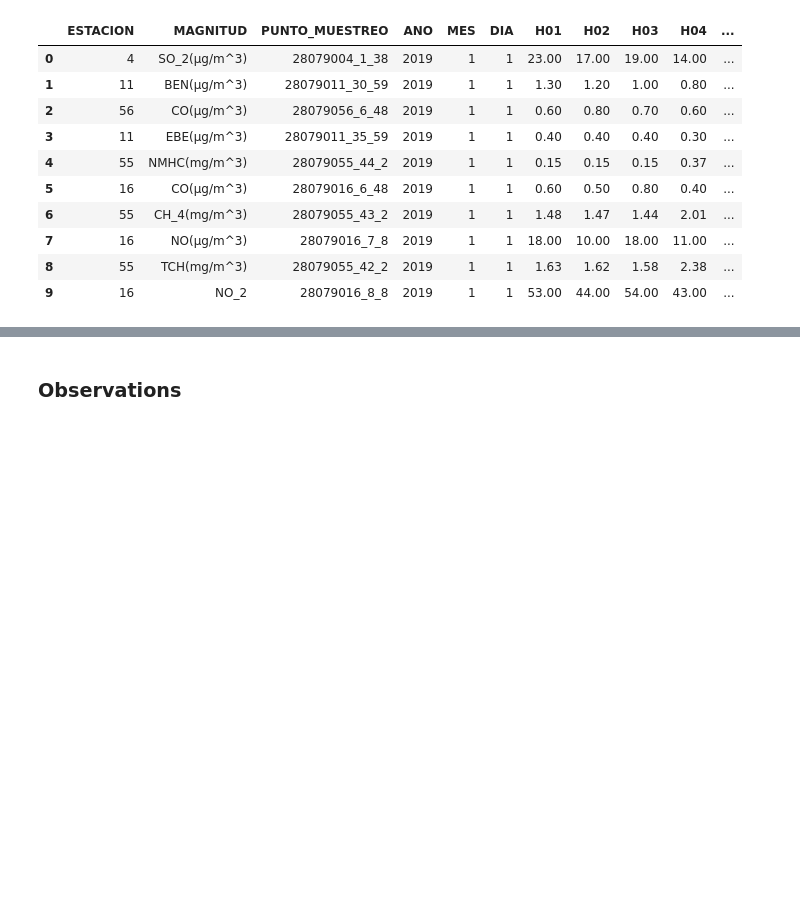
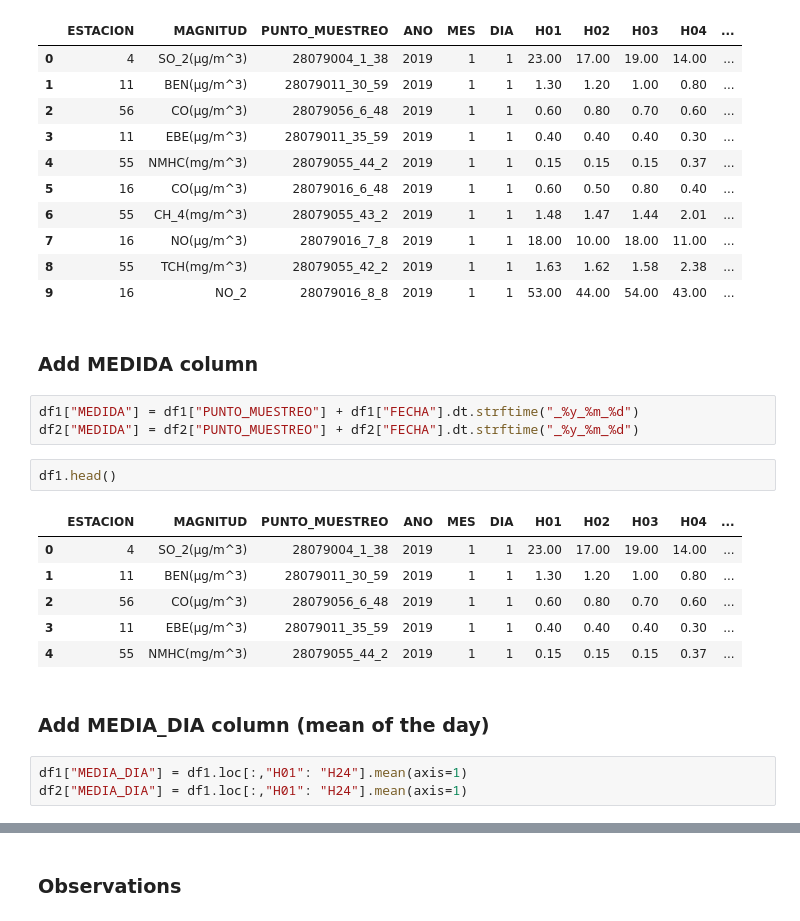
Before and after one commit to pablohfdez/LinkedData2021-2022, a Jupyter notebook: HandsOn/Group04/csv/python_code/panda_analysis_and_transformation.ipynb, the cells around one changed output, grey strips where cells are left out. Saved outputs shown, nothing was run; the diff lists cells and outputs as text; blank space fills up the shorter version.

```diff
--- a/HandsOn/Group04/csv/python_code/panda_analysis_and_transformation.ipynb
+++ b/HandsOn/Group04/csv/python_code/panda_analysis_and_transformation.ipynb
@@ -120,3 +127,22 @@ df1.head(10)
 | 7 | 16 | NO(µg/m^3) | 28079016_7_8 | 2019 | 1 | 1 | 18.00 | 10.00 | 18.00 | 11.00 | ... |
 | 8 | 55 | TCH(mg/m^3) | 28079055_42_2 | 2019 | 1 | 1 | 1.63 | 1.62 | 1.58 | 2.38 | ... |
 | 9 | 16 | NO_2 | 28079016_8_8 | 2019 | 1 | 1 | 53.00 | 44.00 | 54.00 | 43.00 | ... |
+# %% [markdown]
+### Add MEDIDA column
+# %%
+df1["MEDIDA"] = df1["PUNTO_MUESTREO"] + df1["FECHA"].dt.strftime("_%y_%m_%d")
+df2["MEDIDA"] = df2["PUNTO_MUESTREO"] + df2["FECHA"].dt.strftime("_%y_%m_%d")
+# %%
+df1.head()
+# %% [output]
+|  | ESTACION | MAGNITUD | PUNTO_MUESTREO | ANO | MES | DIA | H01 | H02 | H03 | H04 | ... |
+| 0 | 4 | SO_2(µg/m^3) | 28079004_1_38 | 2019 | 1 | 1 | 23.00 | 17.00 | 19.00 | 14.00 | ... |
+| 1 | 11 | BEN(µg/m^3) | 28079011_30_59 | 2019 | 1 | 1 | 1.30 | 1.20 | 1.00 | 0.80 | ... |
+| 2 | 56 | CO(µg/m^3) | 28079056_6_48 | 2019 | 1 | 1 | 0.60 | 0.80 | 0.70 | 0.60 | ... |
+| 3 | 11 | EBE(µg/m^3) | 28079011_35_59 | 2019 | 1 | 1 | 0.40 | 0.40 | 0.40 | 0.30 | ... |
+| 4 | 55 | NMHC(mg/m^3) | 28079055_44_2 | 2019 | 1 | 1 | 0.15 | 0.15 | 0.15 | 0.37 | ... |
+# %% [markdown]
+### Add MEDIA_DIA column (mean of the day)
+# %%
+df1["MEDIA_DIA"] = df1.loc[:,"H01": "H24"].mean(axis=1)
+df2["MEDIA_DIA"] = df1.loc[:,"H01": "H24"].mean(axis=1)
```
Also changed, not shown: parts of 26 cells of this notebook.
